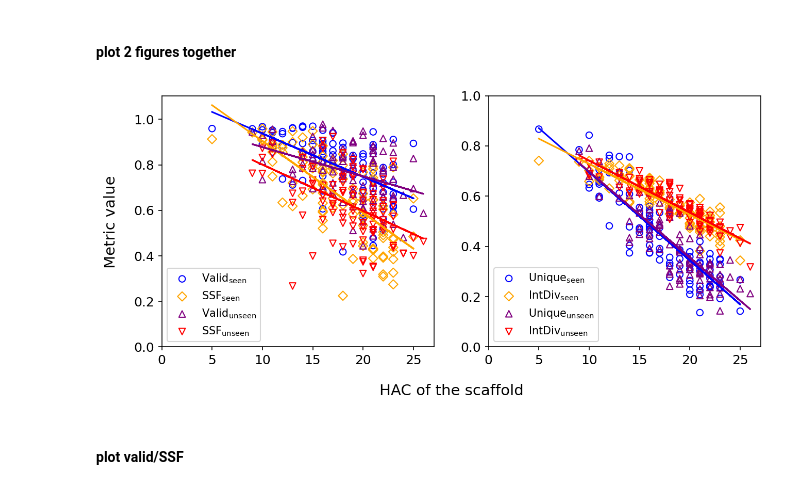
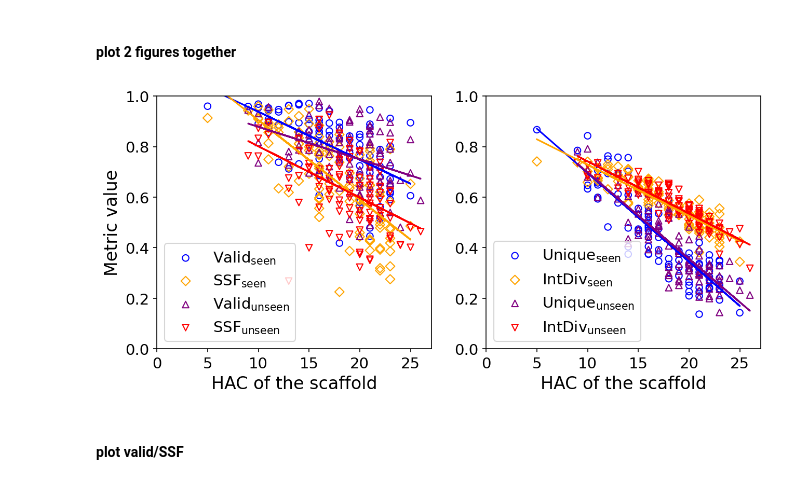
Before and after one commit to chaoting-sun/GCT-Plus, a Jupyter notebook: Plot/psca_sampling.ipynb, the cells around one changed output. Saved outputs shown, nothing was run; the diff lists cells and outputs as text; code cells hidden in the pictures.

```diff
--- a/Plot/psca_sampling.ipynb
+++ b/Plot/psca_sampling.ipynb
@@ -272,6 +315,7 @@ testsca_hac = testsca.groupby(by=['scaffold', 'HAC']).mean().reset_index()
 #### plot 2 figures together
 # %%
 # Data setup
+
 hac1 = train_hac['HAC']
 valid1 = train_hac['valid']
 ssf1 = train_hac['SSF']
@@ -280,11 +324,15 @@ hac2 = testsca_hac['HAC']
 valid2 = testsca_hac['valid']
 ssf2 = testsca_hac['SSF']
 
+label_size = 16
+tick_size = 14
+legend_size = 14
+
 # Create figure and axes
 fig, axes = plt.subplots(1, 2, figsize=(10, 4.3), dpi=150)
 
-fig.text(0.5, -0.02, 'HAC of the scaffold', ha='center', fontsize=14)
-fig.text(0.05, 0.5, 'Metric value', va='center', rotation='vertical', fontsize=14)
+# fig.text(0.5, -0.02, 'HAC of the scaffold', ha='center', fontsize=label_size)
+# fig.text(0.05, 0.5, 'Metric value', va='center', rotation='vertical', fontsize=label_size)
 
 ### the first plot
 
@@ -295,9 +343,10 @@ axes[0].scatter(hac2, valid2, label=r'$\mathdefault{Valid}_{\mathdefault{unseen}
 axes[0].scatter(hac2, ssf2, label=r'$\mathdefault{SSF}_{\mathdefault{unseen}}$', marker='v', facecolors='none', edgecolors='red')
 
 # Labels and legends
-# axes[0].set_xlabel('HAC of the scaffold', fontsize=16)
-# axes[0].set_ylabel('Metric value', fontsize=16)
-axes[0].legend(fontsize=10, loc='lower left')
+axes[0].set_xlabel('HAC of the scaffold', fontsize=label_size)
+axes[0].set_ylabel('Metric value', fontsize=label_size)
+axes[0].legend(fontsize=legend_size, loc='lower left')
+
 
 # Linear fits
 m1, b1 = np.polyfit(hac1, valid1, deg=1)
@@ -310,6 +359,7 @@ m2, b2 = np.polyfit(hac2, ssf2, deg=1)
 axes[0].plot(hac2, m1*np.array(hac2) + b1, color='purple')
 axes[0].plot(hac2, m2*np.array(hac2) + b2, color='red')
 
+
 # # Correlation coefficients
 # r1_unique = np.corrcoef(hac1, valid1)[0, 1]
 # r1_intdiv = np.corrcoef(hac1, ssf1)[0, 1]
@@ -320,11 +370,6 @@ axes[0].plot(hac2, m2*np.array(hac2) + b2, color='red')
 # axes[0].text(0.40, 0.172, rf'r = {r1_intdiv:.2f}', transform=axes[0].transAxes, fontsize=12, color='orange')
 # axes[0].text(0.40, 0.106, rf'r = {r2_unique:.2f}', transform=axes[0].transAxes, fontsize=12, color='purple')
 # axes[0].text(0.40, 0.04, rf'r = {r2_intdiv:.2f}', transform=axes[0].transAxes, fontsize=12, color='red')
-
-# Ticks
-axes[0].set_xticks(np.arange(0, 25+1, 5))
-axes[0].set_yticks(np.arange(0, 1.1, 0.2))
-axes[0].tick_params(labelsize=12)
 
 ### the second plot
 
@@ -343,43 +388,47 @@ axes[1].scatter(hac2, unique2, label=r'$\mathdefault{Unique}_{\mathdefault{unsee
 axes[1].scatter(hac2, intdiv2, label=r'$\mathdefault{IntDiv}_{\mathdefault{unseen}}$', marker='v', facecolors='none', edgecolors='red')
 
 # Labels and legends
-# axes[1].set_xlabel('HAC of the scaffold', fontsize=16)
-# axes[1].set_ylabel('Metric value', fontsize=16)
-axes[1].legend(fontsize=10, loc='lower left')
+axes[1].set_xlabel('HAC of the scaffold', fontsize=label_size)
+axes[1].legend(fontsize=legend_size, loc='lower left')
 
 # Linear fits
 m1, b1 = np.polyfit(hac1, unique1, deg=1)
 m2, b2 = np.polyfit(hac1, intdiv1, deg=1)
 axes[1].plot(hac1, m1*np.array(hac1) + b1, color='blue')
 axes[1].plot(hac1, m2*np.array(hac1) + b2, color='orange')
 
 m1, b1 = np.polyfit(hac2, unique2, deg=1)
 m2, b2 = np.polyfit(hac2, intdiv2, deg=1)
 axes[1].plot(hac2, m1*np.array(hac2) + b1, color='purple')
 axes[1].plot(hac2, m2*np.array(hac2) + b2, color='red')
 
 # Correlation coefficients
 # r1_unique = np.corrcoef(hac1, unique1)[0, 1]
 # r1_intdiv = np.corrcoef(hac1, intdiv1)[0, 1]
 # r2_unique = np.corrcoef(hac2, unique2)[0, 1]
 # r2_intdiv = np.corrcoef(hac2, intdiv2)[0, 1]
 
 # axes[1].text(0.44, 0.24, rf'r = {r1_unique:.2f}', transform=axes[1].transAxes, fontsize=12, color='blue')
 # axes[1].text(0.44, 0.172, rf'r = {r1_intdiv:.2f}', transform=axes[1].transAxes, fontsize=12, color='orange')
 # axes[1].text(0.44, 0.106, rf'r = {r2_unique:.2f}', transform=axes[1].transAxes, fontsize=12, color='purple')
 # axes[1].text(0.44, 0.04, rf'r = {r2_intdiv:.2f}', transform=axes[1].transAxes, fontsize=12, color='red')
 
-# Ticks
+
+axes[0].set_xticks(np.arange(0, 25+1, 5))
+axes[0].set_ylim(0, 1)
+# axes[0].set_yticks(np.arange(0, 1.1, 0.2))
+axes[0].tick_params(labelsize=tick_size)
+
 axes[1].set_xticks(np.arange(0, 25+1, 5))
-axes[1].set_yticks(np.arange(0, 1.1, 0.2))
-axes[1].tick_params(labelsize=12)
-
+axes[1].set_ylim(0, 1)
+# axes[1].set_yticks(np.arange(0, 1.1, 0.2))
+axes[1].tick_params(labelsize=tick_size)
 
 # Show the plot
 # plt.tight_layout()
 plt.show()
 # %% [output]
-[figure, old version]
+[figure, new version]
 # %% [markdown]
 #### plot valid/SSF
 # %%
```
Also changed, not shown: parts of 27 cells of this notebook, 25 other files.
